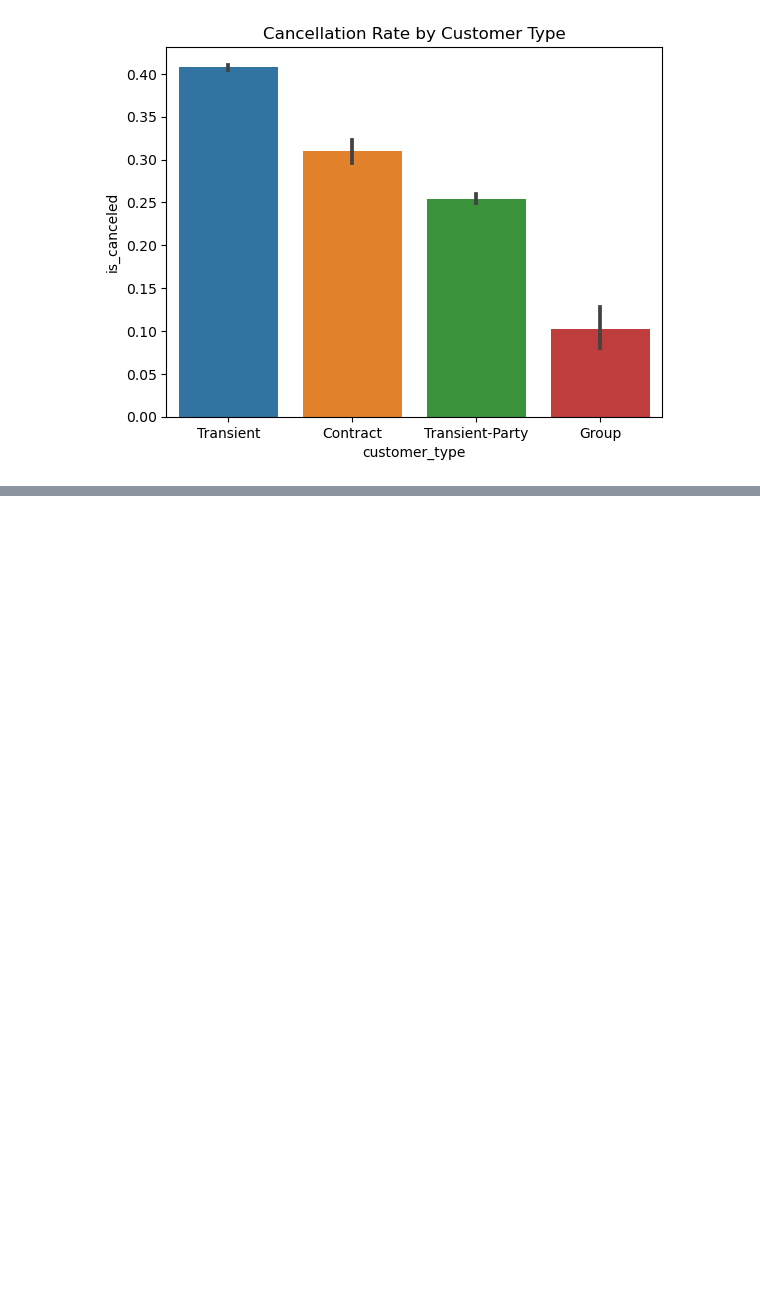
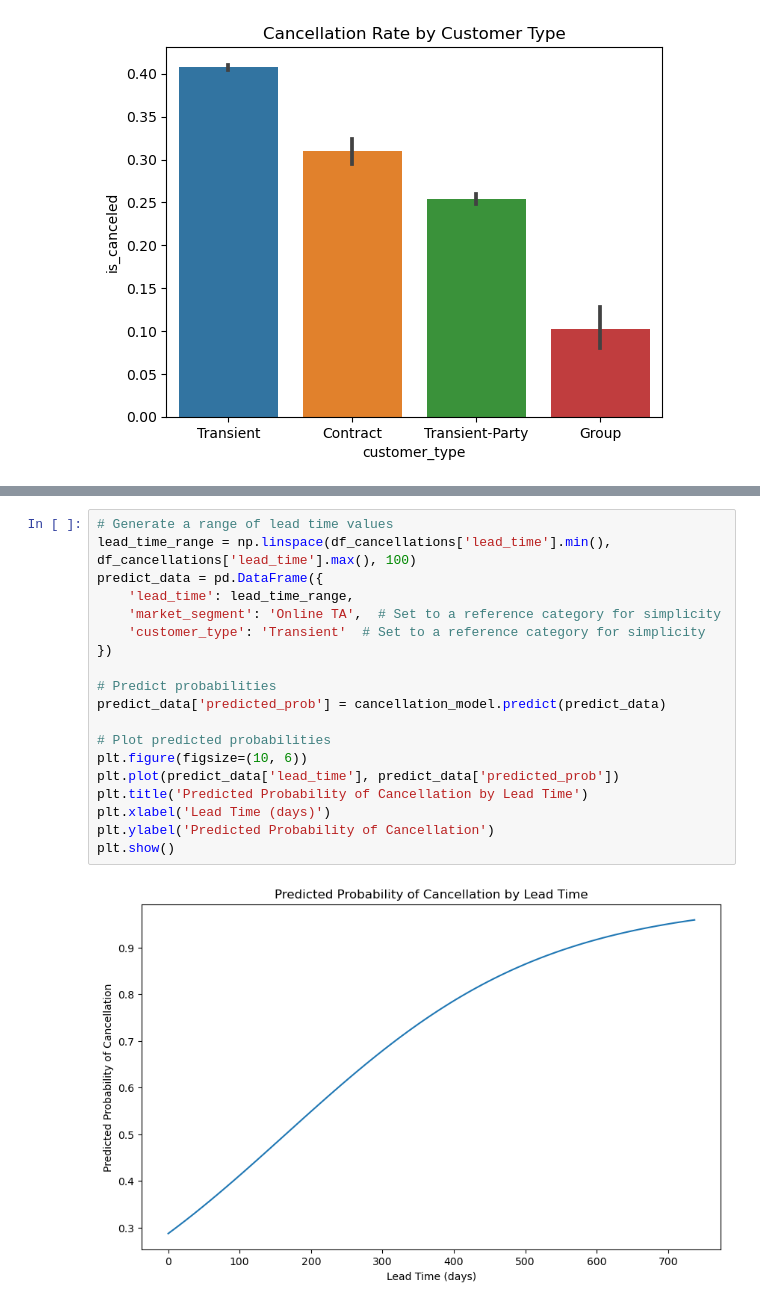
Before and after one commit to nachogalasso/da_python, a Jupyter notebook: hotel_bookings/hb_analysis.ipynb, the cells around one changed output, grey strips where cells are left out. Drawn from its saved outputs; the diff is of its cells as text; blank space fills up the shorter version.

```diff
--- a/hotel_bookings/hb_analysis.ipynb
+++ b/hotel_bookings/hb_analysis.ipynb
@@ -500,0 +578,21 @@ plt.show()
+# %%
+# Generate a range of lead time values
+lead_time_range = np.linspace(df_cancellations['lead_time'].min(), df_cancellations['lead_time'].max(), 100)
+predict_data = pd.DataFrame({
+    'lead_time': lead_time_range,
+    'market_segment': 'Online TA',  # Set to a reference category for simplicity
+    'customer_type': 'Transient'  # Set to a reference category for simplicity
+})
+
+# Predict probabilities
+predict_data['predicted_prob'] = cancellation_model.predict(predict_data)
+
+# Plot predicted probabilities
+plt.figure(figsize=(10, 6))
+plt.plot(predict_data['lead_time'], predict_data['predicted_prob'])
+plt.title('Predicted Probability of Cancellation by Lead Time')
+plt.xlabel('Lead Time (days)')
+plt.ylabel('Predicted Probability of Cancellation')
+plt.show()
+# %% [output]
+[figure, added]
```
Also changed, not shown: parts of 9 cells of this notebook.
